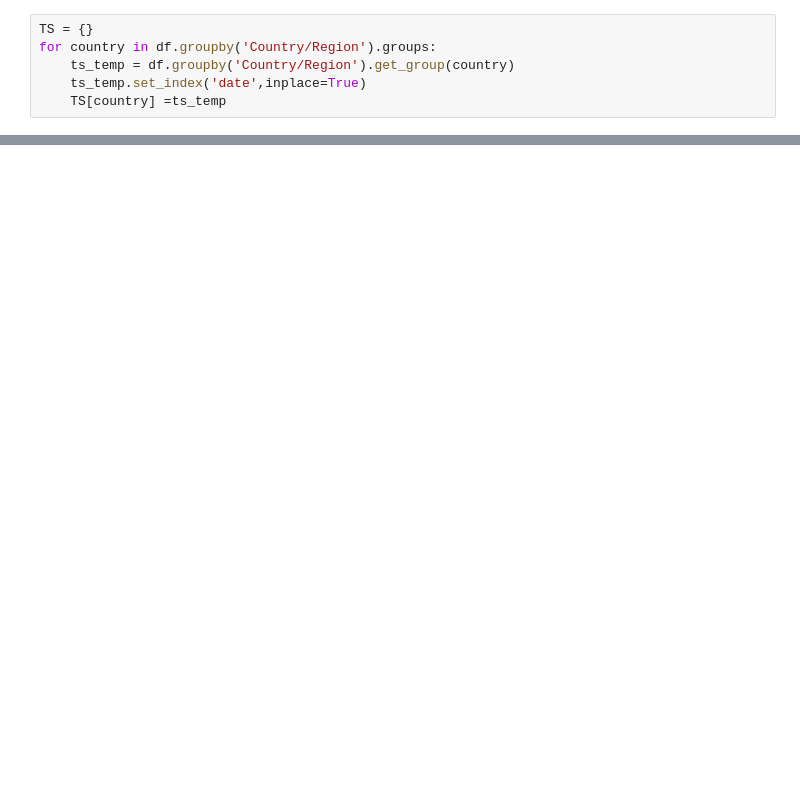
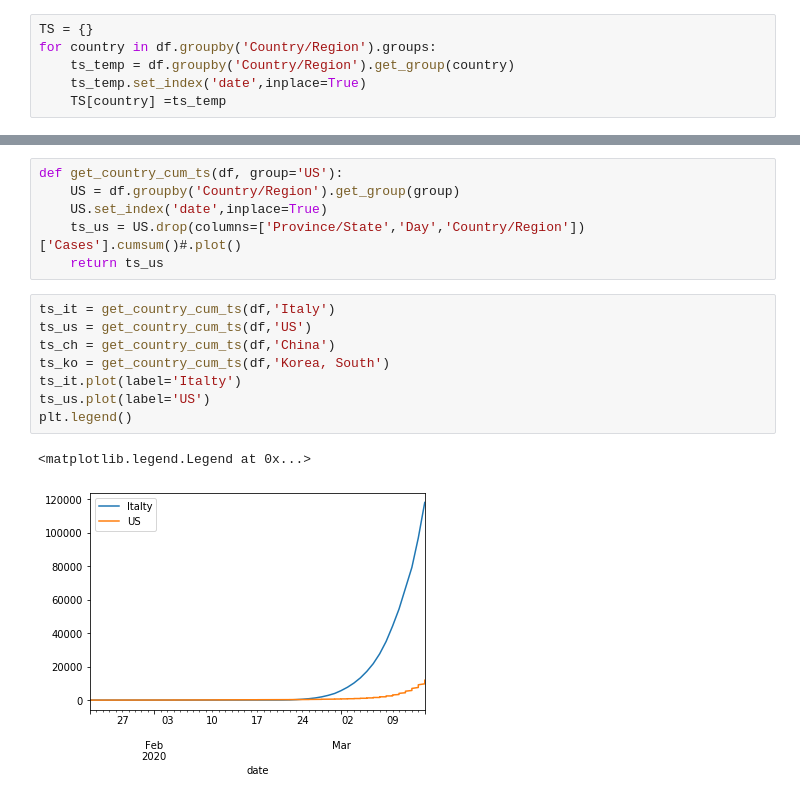
Before and after one commit to jirvingphd/playing-with-coronavirus-data, a Jupyter notebook: coronavirus.ipynb, the cells around one changed output, grey strips where cells are left out. Saved outputs shown, nothing was run; the diff lists cells and outputs as text; blank space fills up the shorter version.

```diff
--- a/coronavirus.ipynb
+++ b/coronavirus.ipynb
@@ -153,0 +182,17 @@ italy.plot()
+# %%
+def get_country_cum_ts(df, group='US'):
+    US = df.groupby('Country/Region').get_group(group)
+    US.set_index('date',inplace=True)
+    ts_us = US.drop(columns=['Province/State','Day','Country/Region'])['Cases'].cumsum()#.plot()
+    return ts_us
+# %%
+ts_it = get_country_cum_ts(df,'Italy')
+ts_us = get_country_cum_ts(df,'US')
+ts_ch = get_country_cum_ts(df,'China')
+ts_ko = get_country_cum_ts(df,'Korea, South')
+ts_it.plot(label='Italty')
+ts_us.plot(label='US')
+plt.legend()
+# %% [output]
+<matplotlib.legend.Legend at 0x...>
+[figure, added]
```
Also changed, not shown: parts of 24 cells of this notebook, 7 other files.
